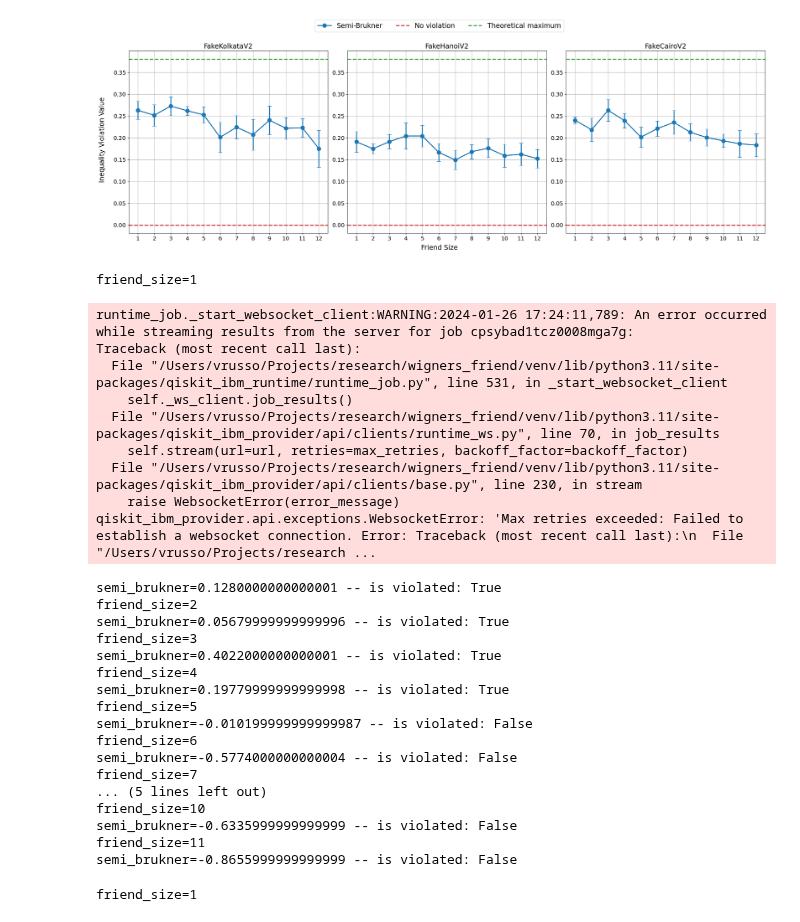
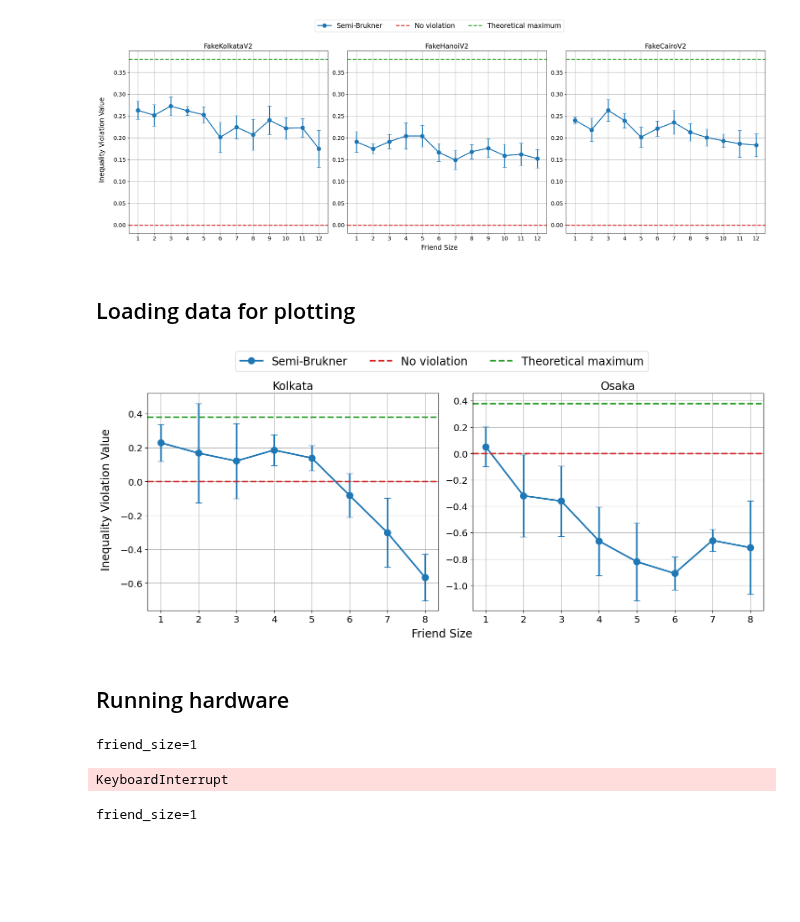
Before and after one commit to unitaryfoundation/wigners_friend, a Jupyter notebook: notebooks/semi_brukner_ewfs_majority.ipynb, the cells around one changed output. Cells and saved outputs as stored; diff of their text form; code cells hidden in the pictures; blank space fills up the shorter version.

Commit message:
Majority notebook updated to load and plot data from pickle files.

```diff
--- a/notebooks/semi_brukner_ewfs_majority.ipynb
+++ b/notebooks/semi_brukner_ewfs_majority.ipynb
@@ -667,3 +710,45 @@ plt.savefig("semi_brukner_majority_fake_hardware.pdf", bbox_inches="tight")
 plt.show()
 # %% [output]
 [figure]
+# %% [markdown]
+## Loading data for plotting
+# %%
+machine_name = "ibmq_kolkata"
+friend_sizes = range(1, 10)
+num_trials = 10
+shots = 10000
+kolkata_results = load_experiments(machine_name, friend_sizes, num_trials, shots)
+
+machine_name = "ibm_osaka"
+friend_sizes = range(1, 9)
+num_trials = 5
+shots = 10000
+osaka_results = load_experiments(machine_name, friend_sizes, num_trials, shots)
+# %%
+fig, axs = plt.subplots(1,2, figsize=(15, 6))  # Create a figure with two subplots
+
+plot_results(axs[0], kolkata_results, friend_sizes, plot_error_bars=True, plot_title="Kolkata")
+plot_results(axs[1], osaka_results, friend_sizes, plot_error_bars=True, plot_title="Osaka")
+
+# Use the legend from the first subplot
+handles, labels = axs[0].get_legend_handles_labels()
+
+# Create a single shared legend
+fig.legend(handles, labels, loc="upper center", ncol=len(labels), bbox_to_anchor=(0.5, 1.05), fontsize="xx-large")
+
+# Set common x-axis and y-axis labels
+fig.text(0.5, 0.02, "Friend Size", ha="center", va="center", fontsize="xx-large")
+fig.text(0.02, 0.5, "Inequality Violation Value", ha="center", va="center", rotation="vertical", fontsize="xx-large")
+
+for ax in np.ravel(axs):
+    ax.set_title(ax.get_title(), fontsize="xx-large")
+    ax.tick_params(axis="x", labelsize="x-large")
+    ax.tick_params(axis="y", labelsize="x-large")
+
+plt.tight_layout(rect=[0.03, 0.03, 0.97, 0.95])
+plt.savefig("ghz_kolkata_hardware.pdf", bbox_inches="tight")
+plt.show()
+# %% [output]
+[figure, added]
+# %% [markdown]
+## Running hardware
@@ -670,9 +770,4 @@ plt.show()
 # %%
-# Parameters for all plots
-friend_sizes = range(1, 12)
-num_trials = 1
-shots = 10_000
-
 # Kolkata hardware data
 backend = service.backend("ibmq_kolkata")
 noise_model = NoiseModel.from_backend(backend)
@@ -686,32 +781,7 @@ kolkata_results = run_experiment(
 )
 # %% [output]
 friend_size=1
-runtime_job._start_websocket_client:WARNING:2024-01-26 17:24:11,789: An error occurred while streaming results from the server for job cpsybad1tcz0008mga7g:
-Traceback (most recent call last):
-  File "/Users/vrusso/Projects/research/wigners_friend/venv/lib/python3.11/site-packages/qiskit_ibm_runtime/runtime_job.py", line 531, in _start_websocket_client
-    self._ws_client.job_results()
-  File "/Users/vrusso/Projects/research/wigners_friend/venv/lib/python3.11/site-packages/qiskit_ibm_provider/api/clients/runtime_ws.py", line 70, in job_results
-    self.stream(url=url, retries=max_retries, backoff_factor=backoff_factor)
-  File "/Users/vrusso/Projects/research/wigners_friend/venv/lib/python3.11/site-packages/qiskit_ibm_provider/api/clients/base.py", line 230, in stream
-    raise WebsocketError(error_message)
-qiskit_ibm_provider.api.exceptions.WebsocketError: 'Max retries exceeded: Failed to establish a websocket connection. Error: Traceback (most recent call last):\n  File "/Users/vrusso/Projects/research ...
+KeyboardInterrupt
-semi_brukner=0.1280000000000001 -- is violated: True
-friend_size=2
-semi_brukner=0.05679999999999996 -- is violated: True
-friend_size=3
-semi_brukner=0.4022000000000001 -- is violated: True
-friend_size=4
-semi_brukner=0.19779999999999998 -- is violated: True
-friend_size=5
-semi_brukner=-0.010199999999999987 -- is violated: False
-friend_size=6
-semi_brukner=-0.5774000000000004 -- is violated: False
-friend_size=7
-... (5 lines left out)
-friend_size=10
-semi_brukner=-0.6335999999999999 -- is violated: False
-friend_size=11
-semi_brukner=-0.8655999999999999 -- is violated: False
 # %%
 # Cairo hardware data
 backend = service.backend("ibm_cairo")
```
Also changed, not shown: parts of 13 cells of this notebook.
